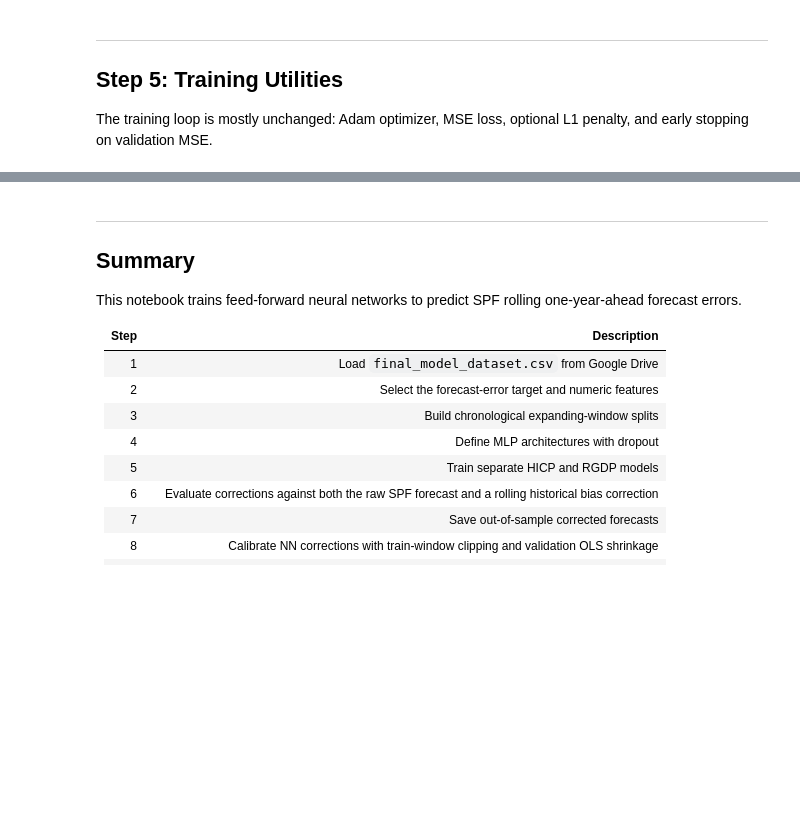
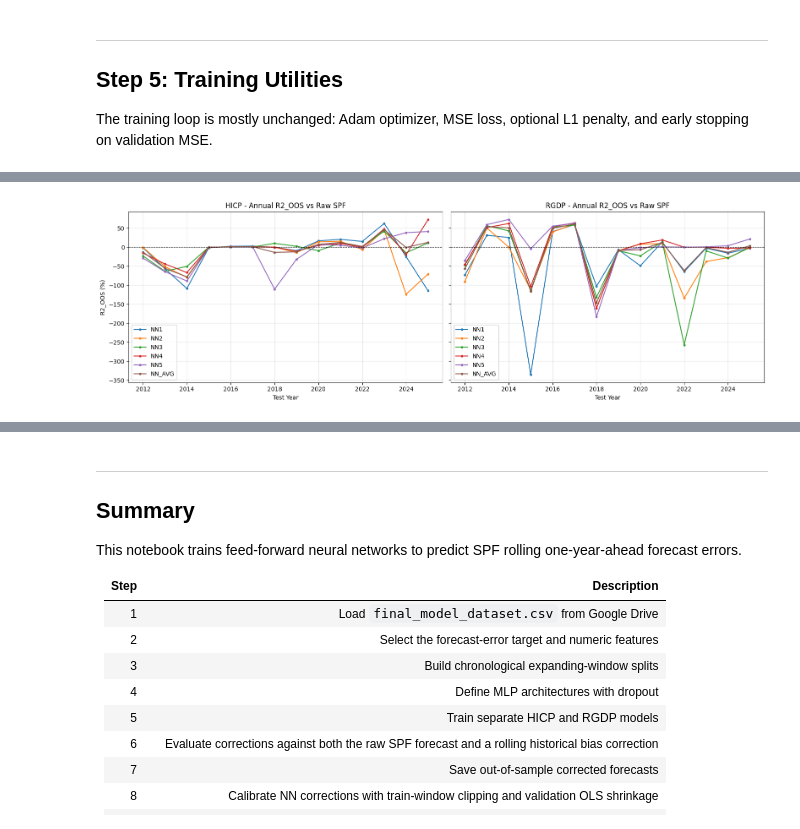
Before and after one commit to JulianReynolds/Data-Science-Assignment, a Jupyter notebook: nn_replication_a100.ipynb, the cells around one changed output, grey strips where cells are left out. Saved outputs shown, nothing was run; the diff lists cells and outputs as text; code cells hidden in the pictures; blank space fills up the shorter version.

```diff
--- a/nn_replication_a100.ipynb
+++ b/nn_replication_a100.ipynb
@@ -386,8 +249,10 @@ VALID_YEARS = 4
 TEST_START_YEAR = 2012
 
 
+# Build contiguous iloc slices for each survey year in a sorted panel.
+# It uses np.unique(..., return_index=True) to get each year and the first row
+# where that year appears; those first-row positions define the slice limits.
 def build_year_slices(data: pd.DataFrame) -> dict[int, slice]:
-    """Build contiguous iloc slices for each survey year in a sorted panel."""
     years = data["survey_year"].to_numpy(copy=True)
     unique_years, first_idx = np.unique(years, return_index=True)
 
@@ -399,8 +264,11 @@ def build_year_slices(data: pd.DataFrame) -> dict[int, slice]:
     return slices
 
 
+# Create chronological train/validation/test splits for one variable.
+# It moves one test year at a time: all earlier years form training, the four
+# years just before the test year form validation, and smoke mode keeps only
+# the first few test years.
 def build_splits_for_data(data: pd.DataFrame) -> list[dict]:
-    """Create chronological train/validation/test splits for one variable."""
     train_start_year = int(data["survey_year"].min())
     test_end_year = int(data["survey_year"].max())
 
@@ -422,14 +290,3 @@ def build_splits_for_data(data: pd.DataFrame) -> list[dict]:
     if SMOKE_TEST:
         splits = splits[:SMOKE_SPLITS]
     return splits
-
-
-example_splits = build_splits_for_data(model_data)
-if SMOKE_TEST:
-    print(f"SMOKE TEST: each variable run will use at most {len(example_splits)} splits")
-
-print(f"Validation window: {VALID_YEARS} years")
-print(f"First possible test year: {TEST_START_YEAR}")
-print(f"Example number of annual refits on pooled data: {len(example_splits)}")
-print(f"Example first split: train {example_splits[0]['train']}, valid {example_splits[0]['valid']}, test {example_splits[0]['test']}")
-print(f"Example last split:  train {example_splits[-1]['train']}, valid {example_splits[-1]['valid']}, test {example_splits[-1]['test']}")
@@ -1721,0 +1262,63 @@ else:
+# %%
+# ====================================================
+# Year-by-year R2_OOS plot
+# ====================================================
+
+annual_r2 = {}
+
+# Loop over the two separately trained target variables: HICP and RGDP.
+for target_variable, variable_results in results.items():
+    results_to_report = {
+        arch_name: variable_results[arch_name]
+        for arch_name in archs_to_run
+    }
+    results_to_report[AVERAGE_ARCH_NAME] = average_architecture_result(
+        variable_results,
+        archs_to_run,
+    )
+
+    for arch_name, res in results_to_report.items():
+        # np.unique returns the sorted test years present in the OOS predictions.
+        years = np.unique(res["test_years"])
+        yearly_r2 = []
+        for yr in years:
+            # Boolean masks select only the observations belonging to one test year.
+            mask = res["test_years"] == yr
+            r2 = r2_oos(res["actuals"][mask], res["preds"][mask])
+            yearly_r2.append(r2)
+
+        # pd.Series stores one annual R2 path; the index is the test year.
+        annual_r2[f"{target_variable}_{arch_name}"] = pd.Series(yearly_r2, index=years)
+
+# pd.DataFrame aligns the different annual R2 series by their year index.
+# Multiplying by 100 turns the values into percentages for easier reading.
+annual_r2_df = pd.DataFrame(annual_r2) * 100
+
+# plt.subplots creates two side-by-side axes, one for inflation and one for GDP growth.
+fig, axes = plt.subplots(1, 2, figsize=(16, 5), sharey=True)
+plot_arches = [*archs_to_run, AVERAGE_ARCH_NAME]
+
+for ax, target_variable in zip(axes, TARGET_VARIABLES):
+    for arch_name in plot_arches:
+        key = f"{target_variable}_{arch_name}"
+        # ax.plot draws the annual time series for one architecture.
+        ax.plot(
+            annual_r2_df.index,
+            annual_r2_df[key],
+            marker="o",
+            markersize=3,
+            label=arch_name,
+        )
+
+    # The zero line marks the raw-SPF benchmark: above zero means improvement.
+    ax.axhline(0, color="black", linewidth=0.8, linestyle="--")
+    ax.set_xlabel("Test Year")
+    ax.set_title(f"{target_variable} - Annual R2_OOS vs Raw SPF")
+    ax.legend()
+    ax.grid(alpha=0.3)
+
+axes[0].set_ylabel("R2_OOS (%)")
+plt.tight_layout()
+plt.show()
+# %% [output]
+[figure, added]
```
Also changed, not shown: parts of 53 cells of this notebook, 3 other files.
